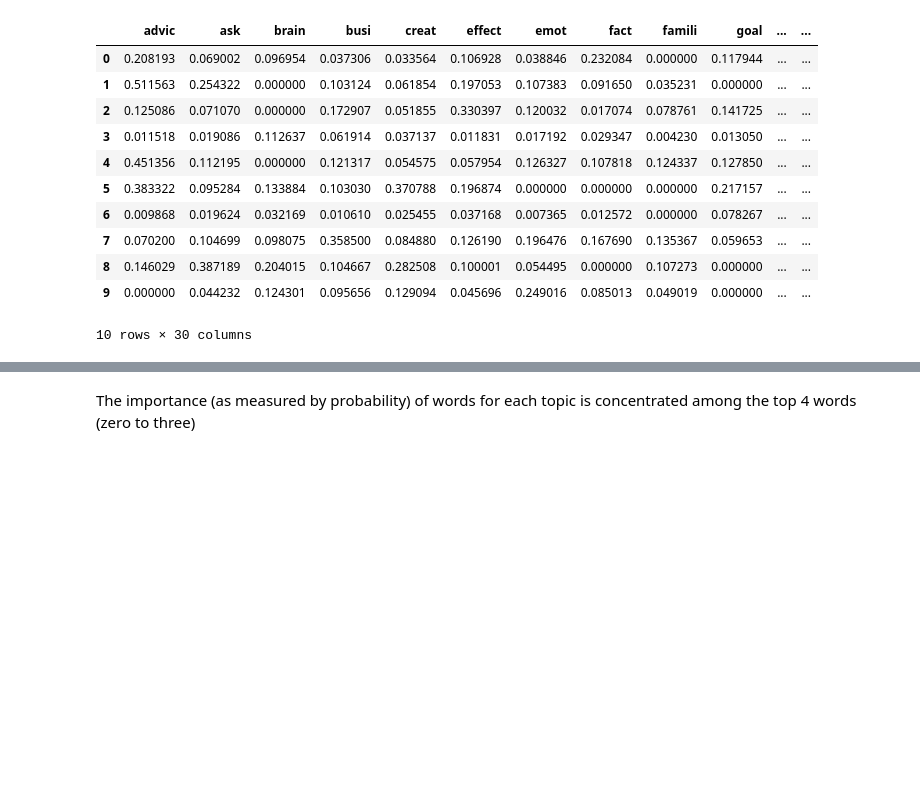
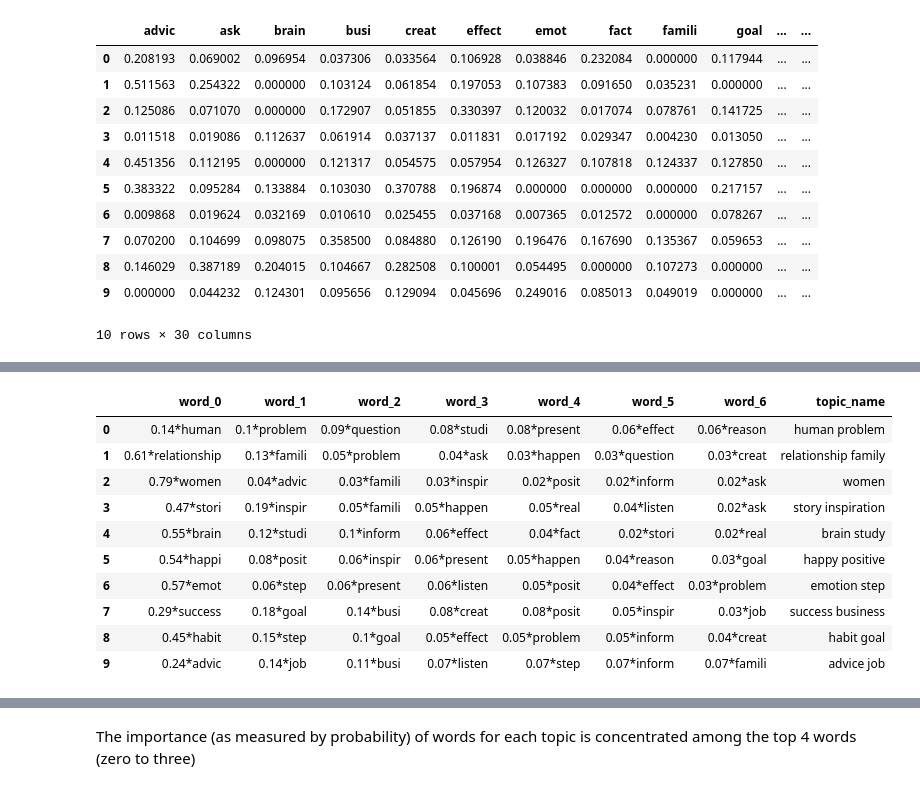
Before and after one commit to 7albertoh/insight_project, a Jupyter notebook: notebooks/01-topic_modeling.ipynb, the cells around one changed output, grey strips where cells are left out. Cells and saved outputs as stored; diff of their text form; code cells hidden in the pictures; blank space fills up the shorter version.

```diff
--- a/notebooks/01-topic_modeling.ipynb
+++ b/notebooks/01-topic_modeling.ipynb
@@ -288,3 +298,19 @@ array(['human problem question studi present effect reason fact ask inform liste
+# %%
+# add names of topics
+df_topics['topic_name'] = ['human problem','relationship family','women','story inspiration','brain study','happy positive','emotion step', 'success business', 'habit goal', 'advice job']
+df_topics[['word_0','word_1','word_2','word_3','word_4','word_5','word_6','topic_name']]
+# %% [output]
+|  | word_0 | word_1 | word_2 | word_3 | word_4 | word_5 | word_6 | topic_name |
+| 0 | 0.14*human | 0.1*problem | 0.09*question | 0.08*studi | 0.08*present | 0.06*effect | 0.06*reason | human problem |
+| 1 | 0.61*relationship | 0.13*famili | 0.05*problem | 0.04*ask | 0.03*happen | 0.03*question | 0.03*creat | relationship family |
+| 2 | 0.79*women | 0.04*advic | 0.03*famili | 0.03*inspir | 0.02*posit | 0.02*inform | 0.02*ask | women |
+| 3 | 0.47*stori | 0.19*inspir | 0.05*famili | 0.05*happen | 0.05*real | 0.04*listen | 0.02*ask | story inspiration |
+| 4 | 0.55*brain | 0.12*studi | 0.1*inform | 0.06*effect | 0.04*fact | 0.02*stori | 0.02*real | brain study |
+| 5 | 0.54*happi | 0.08*posit | 0.06*inspir | 0.06*present | 0.05*happen | 0.04*reason | 0.03*goal | happy positive |
+| 6 | 0.57*emot | 0.06*step | 0.06*present | 0.06*listen | 0.05*posit | 0.04*effect | 0.03*problem | emotion step |
+| 7 | 0.29*success | 0.18*goal | 0.14*busi | 0.08*creat | 0.08*posit | 0.05*inspir | 0.03*job | success business |
+| 8 | 0.45*habit | 0.15*step | 0.1*goal | 0.05*effect | 0.05*problem | 0.05*inform | 0.04*creat | habit goal |
+| 9 | 0.24*advic | 0.14*job | 0.11*busi | 0.07*listen | 0.07*step | 0.07*inform | 0.07*famili | advice job |
 # %%
 # map stems back to actual words
 map_stems = {'studi': 'study', 'stori':'story','inspir':'inspire','happi':'happy','posit':'positive','creat':'create','busi':'business','emot':'emotion','advic':'advice','medit':'meditate','famili':'family'}
```
Also changed, not shown: parts of 3 cells of this notebook, 5 other files.
